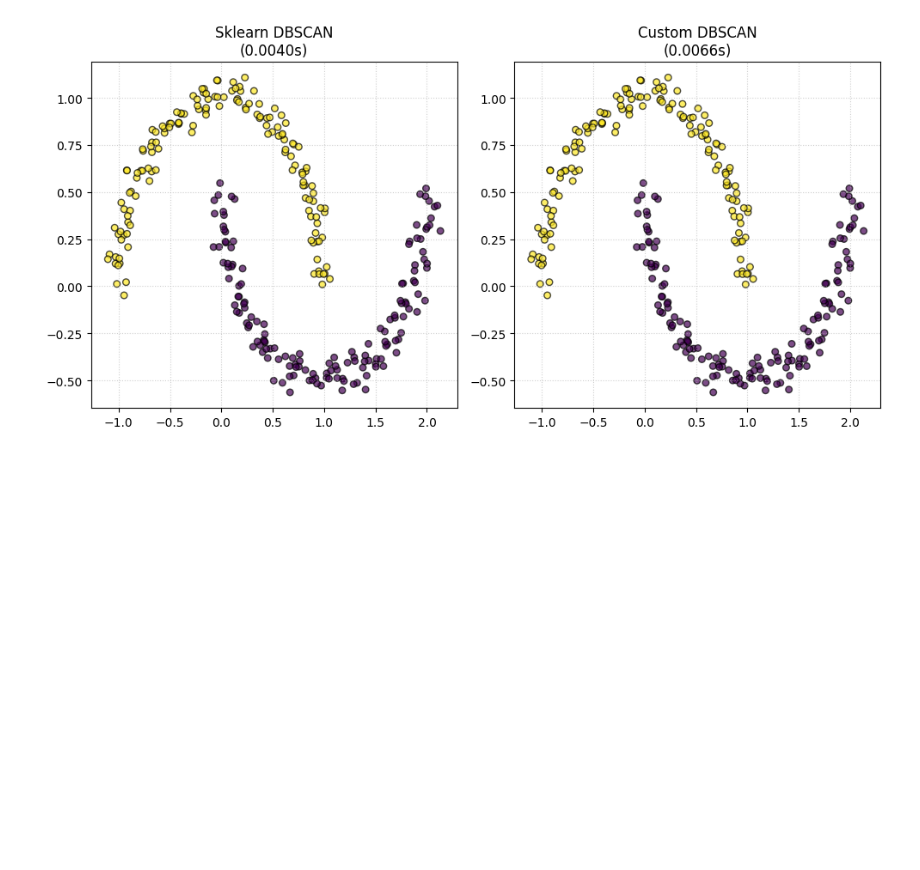
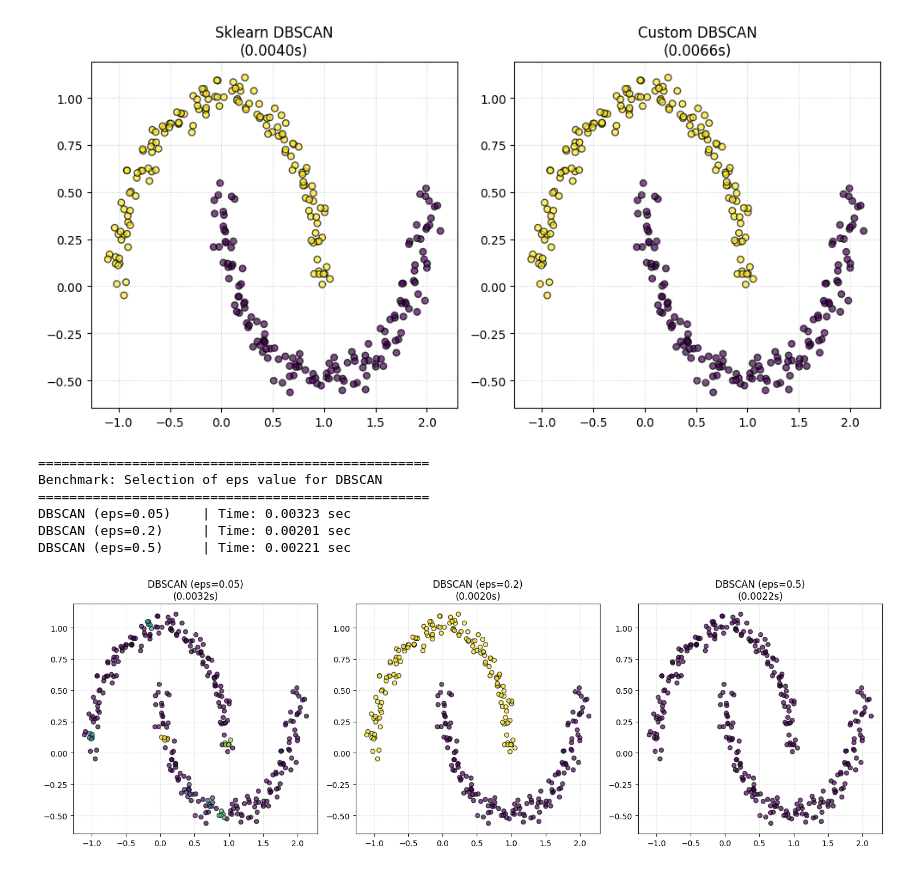
Before and after one commit to chesswondo/data-association-clustering, a Jupyter notebook: clustering_analysis.ipynb, the cells around one changed output. Saved outputs shown, nothing was run; the diff lists cells and outputs as text; code cells hidden in the pictures; blank space fills up the shorter version.

Commit message:
Added tests with eps values for DBSCAN

```diff
--- a/clustering_analysis.ipynb
+++ b/clustering_analysis.ipynb
@@ -134,3 +134,21 @@ Benchmark: DBSCAN (Based on density)
 Sklearn DBSCAN       | Time: 0.00401 sec
 Custom DBSCAN        | Time: 0.00659 sec
 [figure]
+# %%
+# Test with different eps values for DBSCAN
+eps_values = [0.05, 0.2, 0.5]
+models_dbscan_tuning = {}
+
+for e in eps_values:
+    name = f"DBSCAN (eps={e})"
+    models_dbscan_tuning[name] = SklearnDBSCAN(eps=e, min_samples=5)
+
+run_and_plot_clustering(models_dbscan_tuning, X_moons, title_prefix="Selection of eps value for DBSCAN")
+# %% [output]
+==================================================
+Benchmark: Selection of eps value for DBSCAN
+==================================================
+DBSCAN (eps=0.05)    | Time: 0.00323 sec
+DBSCAN (eps=0.2)     | Time: 0.00201 sec
+DBSCAN (eps=0.5)     | Time: 0.00221 sec
+[figure, added]
```
